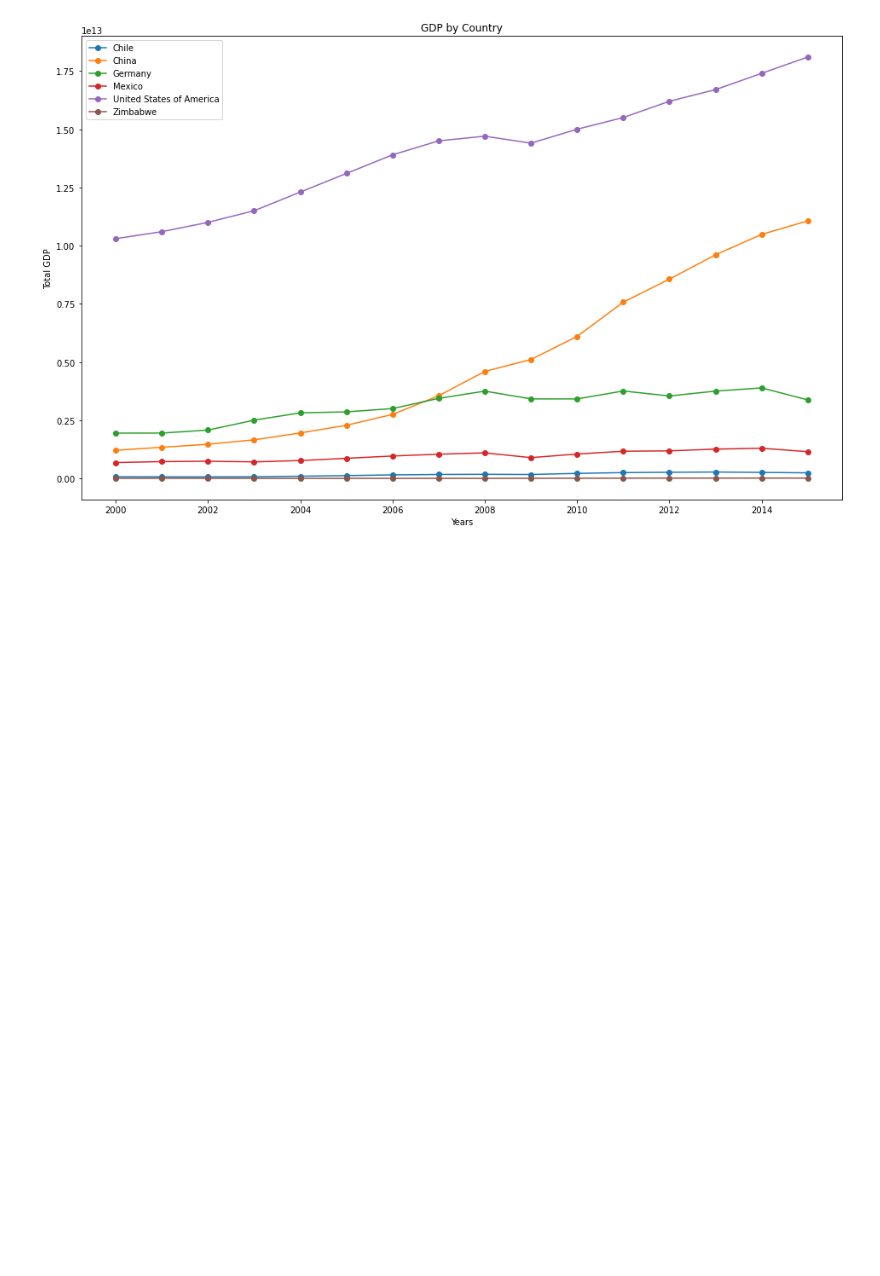
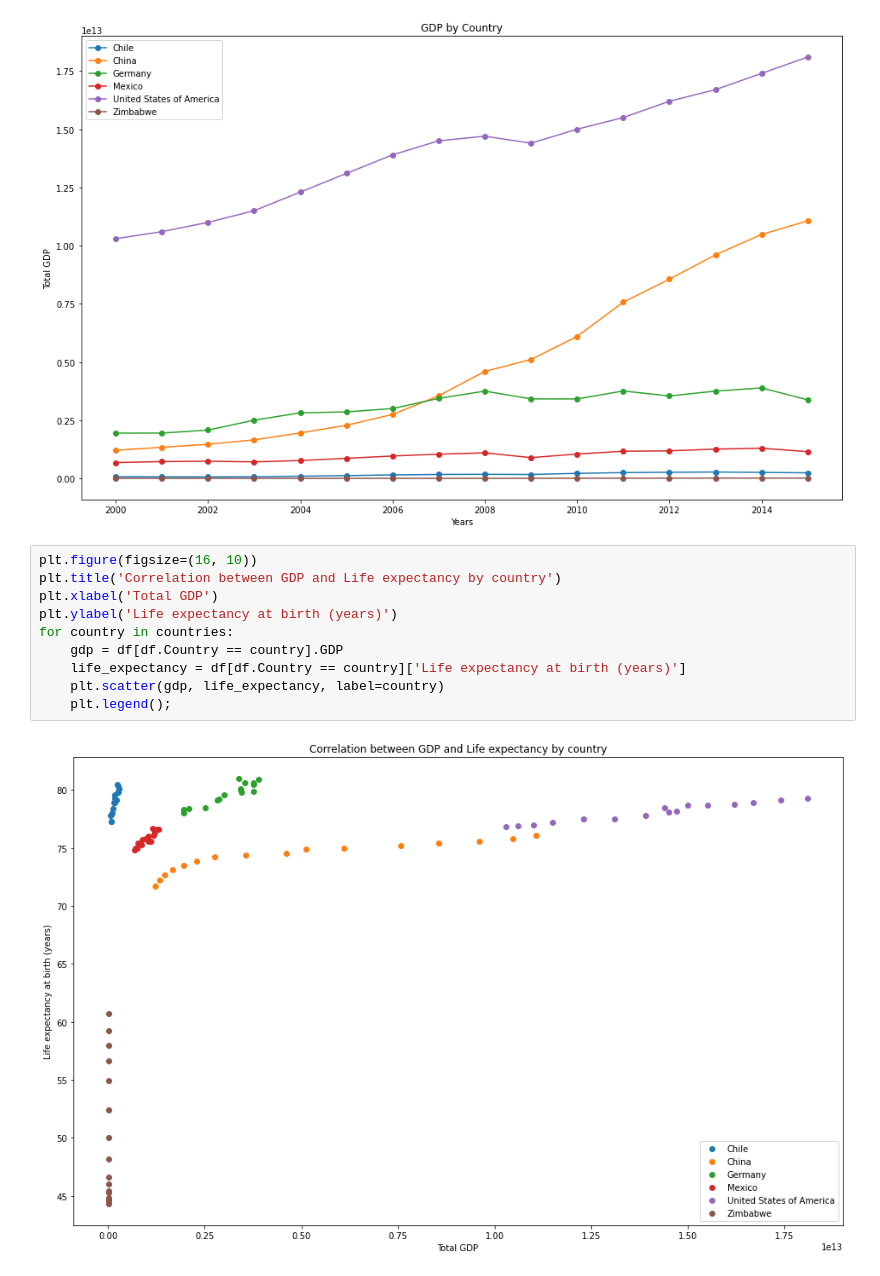
Before and after one commit to davidvalerosancho/Learning-Project-2-Life-Expectancy-and-GDP, a Jupyter notebook: life_expectancy_gdp.ipynb, the cells around one changed output. Saved outputs shown, nothing was run; the diff lists cells and outputs as text; blank space fills up the shorter version.

```diff
--- a/life_expectancy_gdp.ipynb
+++ b/life_expectancy_gdp.ipynb
@@ -48,4 +48,16 @@ for country in countries:
     plt.legend();
 # %% [output]
 [figure]
+# %%
+plt.figure(figsize=(16, 10))
+plt.title('Correlation between GDP and Life expectancy by country')
+plt.xlabel('Total GDP')
+plt.ylabel('Life expectancy at birth (years)')
+for country in countries:
+    gdp = df[df.Country == country].GDP
+    life_expectancy = df[df.Country == country]['Life expectancy at birth (years)']
+    plt.scatter(gdp, life_expectancy, label=country)
+    plt.legend();
+# %% [output]
+[figure, added]
 # %%
```
Also changed, not shown: parts of 1 cell of this notebook.
